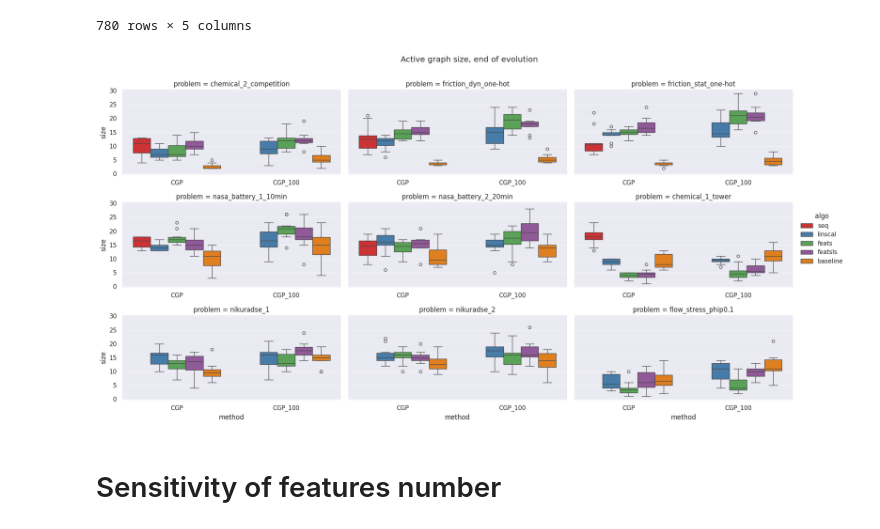
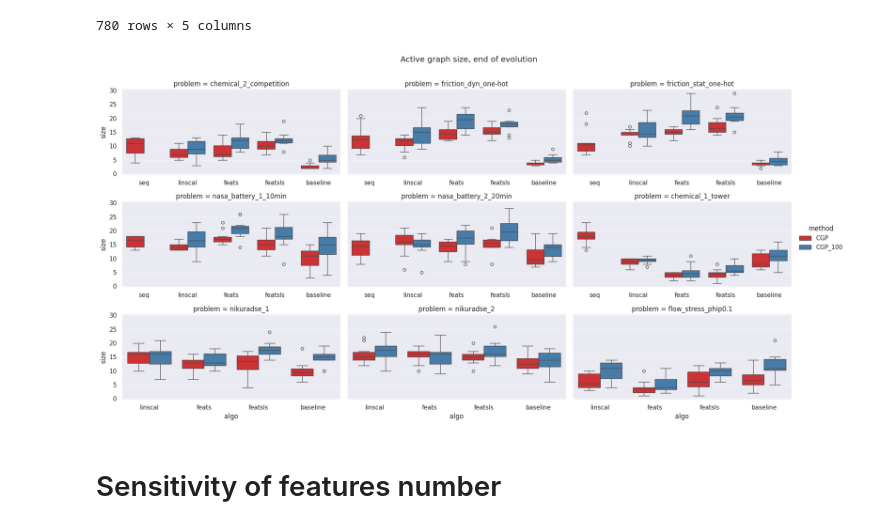
Before and after one commit to giorgia-nadizar/genepax, a Jupyter notebook: results/analysis_feats.ipynb, the cells around one changed output. Drawn from its saved outputs; the diff is of its cells as text; code cells hidden in the pictures.

```diff
--- a/results/analysis_feats.ipynb
+++ b/results/analysis_feats.ipynb
@@ -323,13 +378,13 @@ genome_sizes_df  #.head()
 | 779 | flow_stress_phip0.1 | 9 | baseline | 11 | CGP_100 |
 780 rows × 5 columns
 # %%
-g = sns.catplot(x="method", y="size", hue="algo", data=genome_sizes_df, col="problem", col_wrap=3,
+g = sns.catplot(hue="method", y="size", x="algo", data=genome_sizes_df, col="problem", col_wrap=3,
                 kind="box", palette="Set1", height=3, aspect=2, sharex=False)
 g.figure.suptitle("Active graph size, end of evolution", y=1.05)  # Add title above the plot
 # plt.ylim(-.3, 1.1)
 plt.show()
 # %% [output]
-[figure, old version]
+[figure, new version]
 # %%
 # # -----------------------------
 # # 1. Copy + clean data
```
Also changed, not shown: parts of 23 cells of this notebook.
